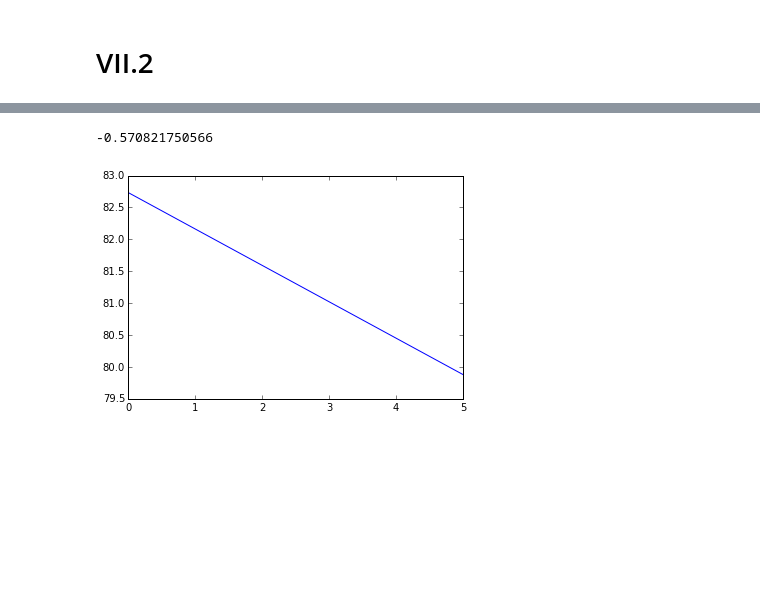
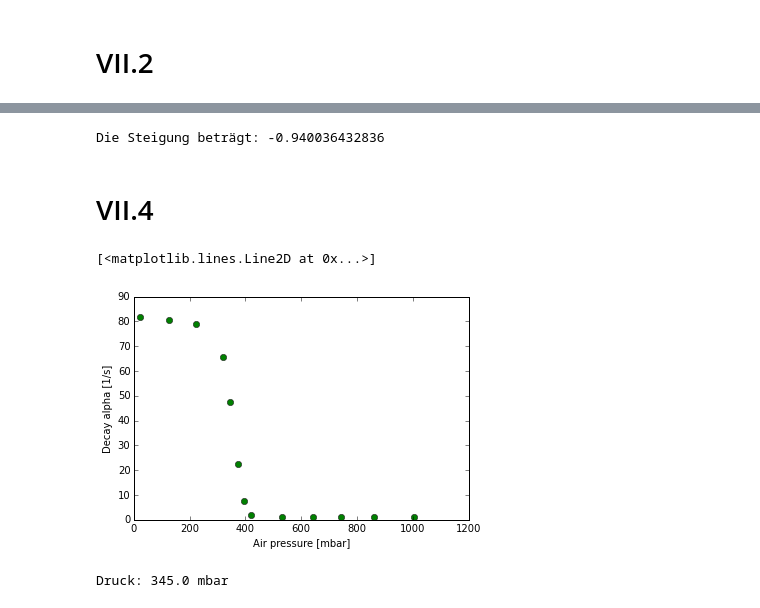
Before and after one commit to krauthex/AP2.2, a Jupyter notebook: v253/v253.ipynb, the cells around one changed output, grey strips where cells are left out. Drawn from its saved outputs; the diff is of its cells as text; code cells hidden in the pictures; blank space fills up the shorter version.

```diff
--- a/v253/v253.ipynb
+++ b/v253/v253.ipynb
@@ -88,11 +86,12 @@ plt.plot(thickness, np.exp(fitted_gamma), 'b-')
-# %%
-plt.plot(thickness, -np.exp(coefficients[0]) * thickness + np.exp(coefficients[1]))
-
-slope = -np.exp(coefficients[0])
-print(slope)
-# %% [output]
--0.570821750566
-[figure, removed]
+# %%
+#We're now interested in the slope of the fitted function:
+slope = -np.exp(coefficients[0])
+print('Die Steigung beträgt: ' + str(slope))
+# %% [output]
+Die Steigung beträgt: -0.940036432836
+# %% [markdown]
+VII.4
+=====
 # %%
 ## reading in the data from the first file
 ## keep in mind, that the first row is skipped by the function
@@ -106,11 +105,9 @@ decays_second = decays/60.
 decay_err = np.sqrt(decays_second)
 # %%
 ## now we will plot (n - n0_beta) in a log-lin plot against the thickness
-plt.yscale('log')
 plt.xlabel('Air pressure [mbar]')
 plt.ylabel('Decay alpha [1/s]')
 plt.plot(pressure,  decays_second, 'go')
-
-fitted_gamma, coefficients = v253.polynom_fit(pressure, np.log(decays_second))
-
-plt.plot(pressure, np.exp(fitted_gamma), 'b-')
+# %% [output]
+[<matplotlib.lines.Line2D at 0x...>]
+[figure, added]
@@ -118,0 +114,6 @@ print(coefficients)
+# %%
+# finding the pressure at which the decay decreased to half of the original value:
+
+print('Druck: ' + str(pressure[np.abs(decays_second - np.max(decays_second)/2).argmin()]) + ' mbar')
+# %% [output]
+Druck: 345.0 mbar
```
Also changed, not shown: parts of 8 cells of this notebook.
